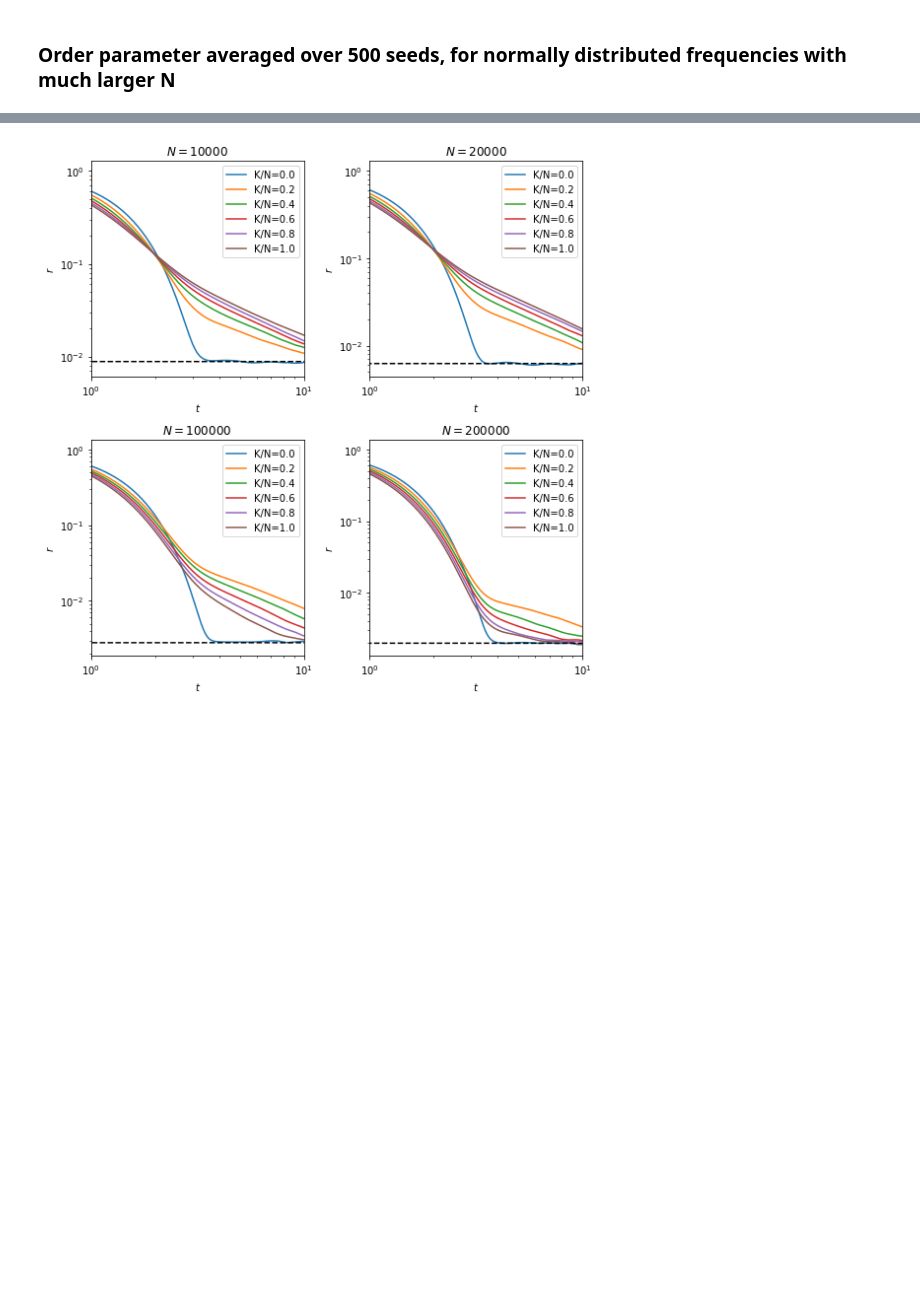
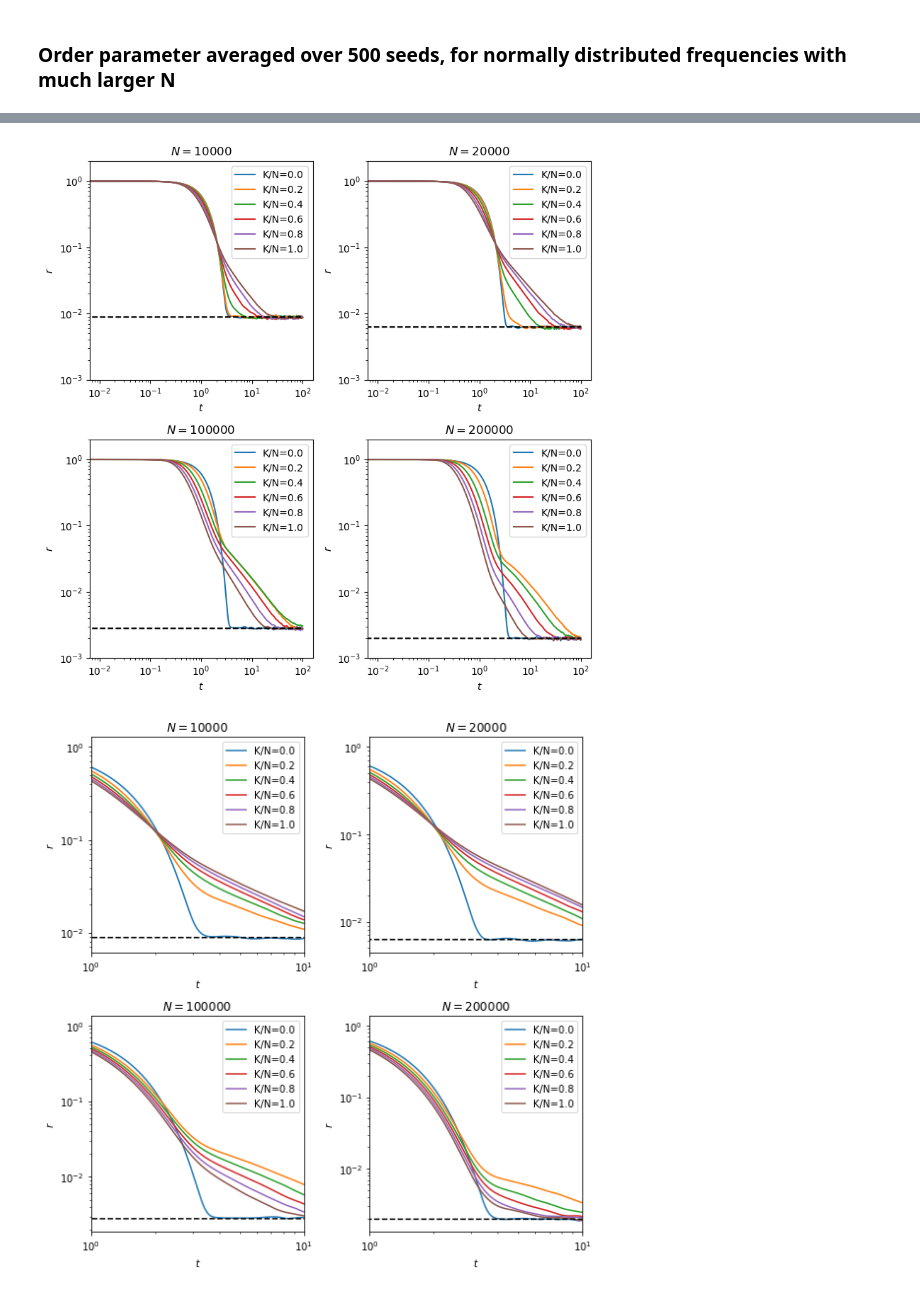
Before and after one commit to znicolaou/kuramoto, a Jupyter notebook: volcano.ipynb, the cells around one changed output, grey strips where cells are left out. Cells and saved outputs as stored; diff of their text form; code cells hidden in the pictures; blank space fills up the shorter version.

```diff
--- a/volcano.ipynb
+++ b/volcano.ipynb
@@ -1025,3 +515,39 @@ plt.show()
+# %%
+dt=0.01
+seed=1
+seeds=500
+rows=101
+
+Ns=[10000, 20000, 100000, 200000]
+fig,ax=plt.subplots(2,2,figsize=(8,8))
+
+ind=1
+for N in Ns:
+    Ks=[0,2*N//10,4*N//10,6*N//10,8*N//10,N]
+
+    plt.subplot(2,2,ind)
+    for K in Ks:
+        if os.path.exists('data3/%i/%i/avgorder.npy'%(N,K)):
+            plt.plot(dt*np.arange(10001),np.load('data3/%i/%i/avgorder.npy'%(N,K)),label='K/N=%.1f'%(K/N))
+            plt.yscale('log')
+            plt.xscale('log',base=10,subs=np.arange(10))
+            plt.xlabel('$t$')
+            plt.ylabel('$r$')
+            plt.ylim(1E-3,2E0)
+
+    plt.plot(dt*np.arange(10001),(np.pi/4)**0.5/(N**0.5)*np.ones(10001),ls='--',c='black')
+    plt.title('$N=%i$'%N)
+    ind=ind+1
+
+
+
+    plt.legend()
+
+plt.tight_layout()
+plt.savefig('orders3_2.pdf')
+plt.show()
+# %% [output]
+[figure, added]
 # %%
 dt=0.01
 seed=1
```
Also changed, not shown: parts of 43 cells of this notebook, 6 other files.
